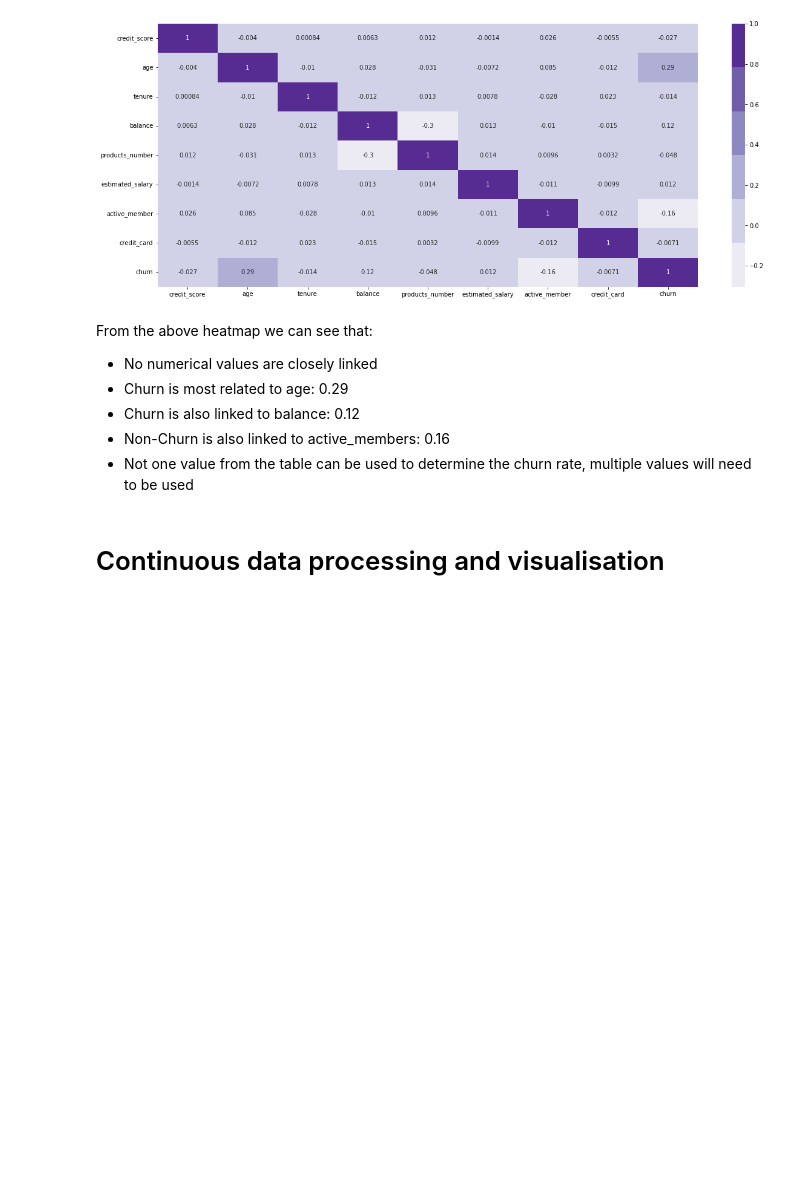
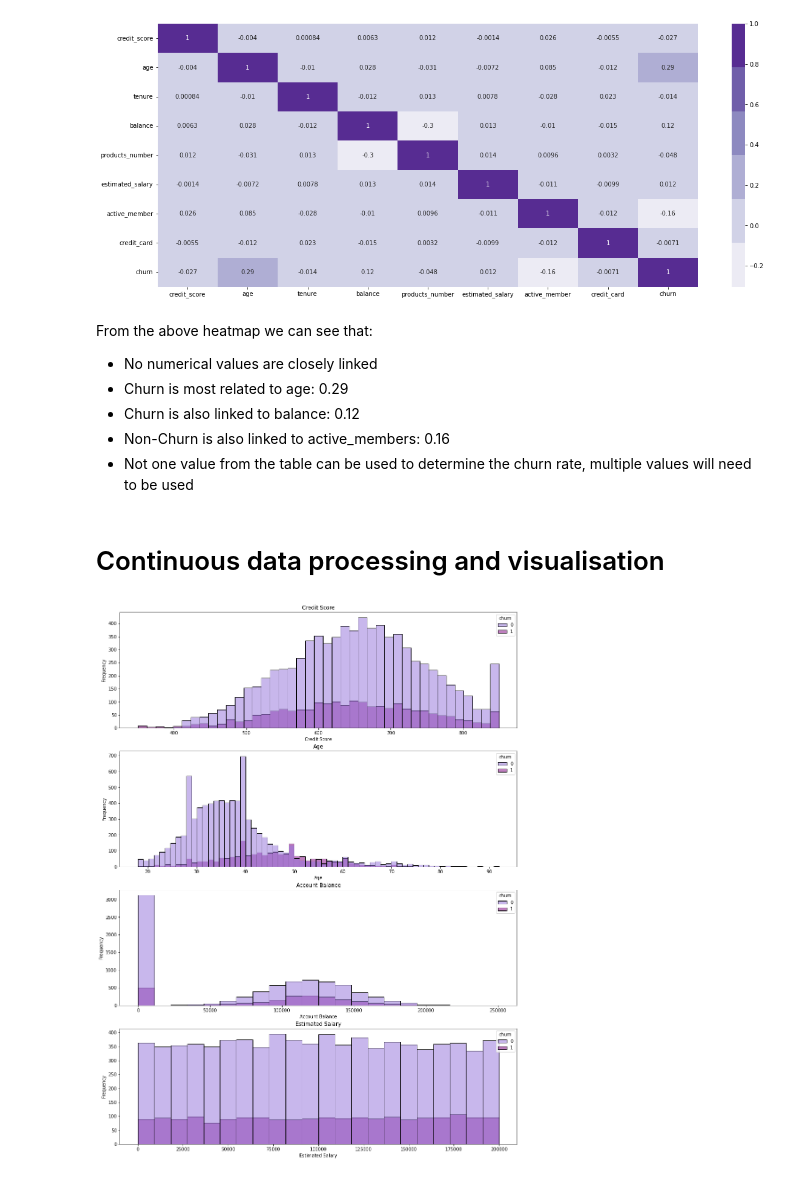
Before and after one commit to stefancourt/Churn-Prediction, a Jupyter notebook: churn-prediction.ipynb, the cells around one changed output. Cells and saved outputs as stored; diff of their text form; code cells hidden in the pictures; blank space fills up the shorter version.

```diff
--- a/churn-prediction.ipynb
+++ b/churn-prediction.ipynb
@@ -160,3 +191,28 @@ From the above heatmap we can see that:
 - Not one value from the table can be used to determine the churn rate, multiple values will need to be used
 # %% [markdown]
 # Continuous data processing and visualisation
+# %%
+plt.figure(figsize=(16,22))
+plt.subplot(4,1,1)
+sns.histplot(x=df['credit_score'], hue=df['churn'], palette=["mediumpurple", "purple"])
+plt.title('Credit Score')
+plt.xlabel('Credit Score')
+plt.ylabel('Frequency')
+plt.subplot(4,1,2)
+sns.histplot(x=df['age'], hue=df['churn'], palette=["mediumpurple", "purple"])
+plt.title('Age')
+plt.xlabel('Age')
+plt.ylabel('Frequency')
+plt.subplot(4,1,3)
+sns.histplot(x=df['balance'], hue=df['churn'], palette=["mediumpurple", "purple"])
+plt.title('Account Balance')
+plt.xlabel('Account Balance')
+plt.ylabel('Frequency')
+plt.subplot(4,1,4)
+sns.histplot(x=df['estimated_salary'], hue=df['churn'], palette=["mediumpurple", "purple"])
+plt.title('Estimated Salary')
+plt.xlabel('Estimated Salary')
+plt.ylabel('Frequency')
+plt.show()
+# %% [output]
+[figure, added]
```
Also changed, not shown: parts of 29 cells of this notebook.
